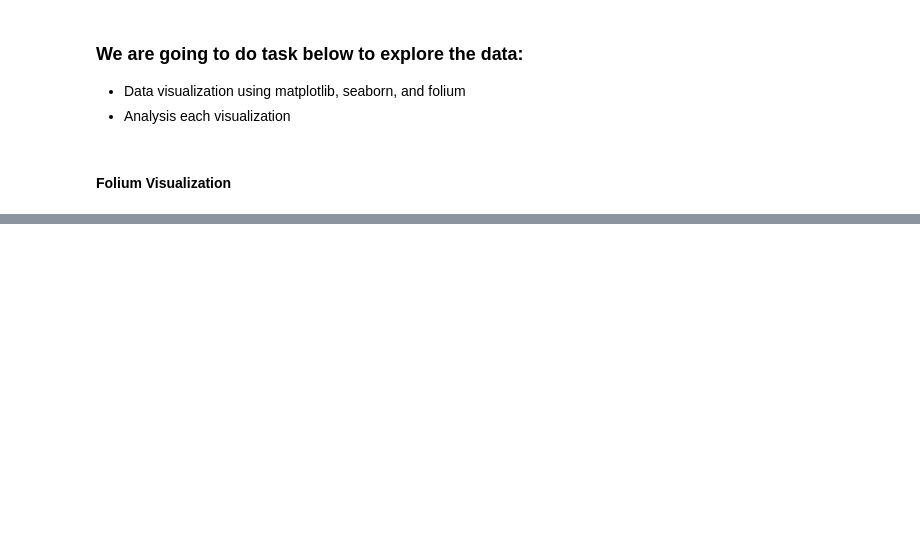
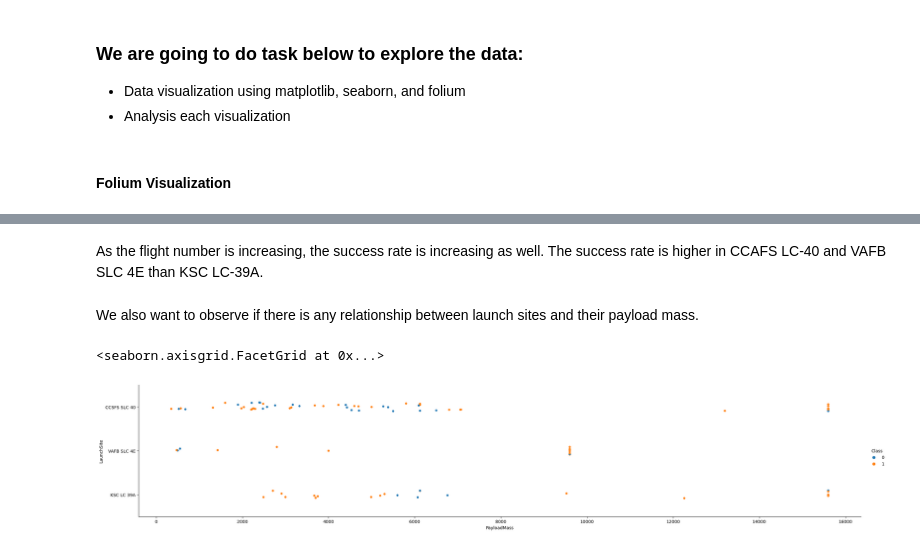
Before and after one commit to enricofindley/ds-project, a Jupyter notebook: spacex-rocket-landing-prediction.ipynb, the cells around one changed output, grey strips where cells are left out. Cells and saved outputs as stored; diff of their text form; code cells hidden in the pictures; blank space fills up the shorter version.

```diff
--- a/spacex-rocket-landing-prediction.ipynb
+++ b/spacex-rocket-landing-prediction.ipynb
@@ -324,0 +592,10 @@ data_falcon9.head()
+# %% [markdown]
+As the flight number is increasing, the success rate is increasing as well. The success rate is higher in CCAFS LC-40 and VAFB SLC 4E than KSC LC-39A.
+# %% [markdown]
+We also want to observe if there is any relationship between launch sites and their payload mass.
+# %%
+# Plot a scatter point chart with x axis to be Pay Load Mass (kg) and y axis to be the launch site, and hue to be the class value
+sns.catplot(x="PayloadMass", y="LaunchSite", hue="Class", data=data_falcon9, aspect = 5)
+# %% [output]
+<seaborn.axisgrid.FacetGrid at 0x...>
+[figure, added]
```
Also changed, not shown: parts of 72 cells of this notebook.
